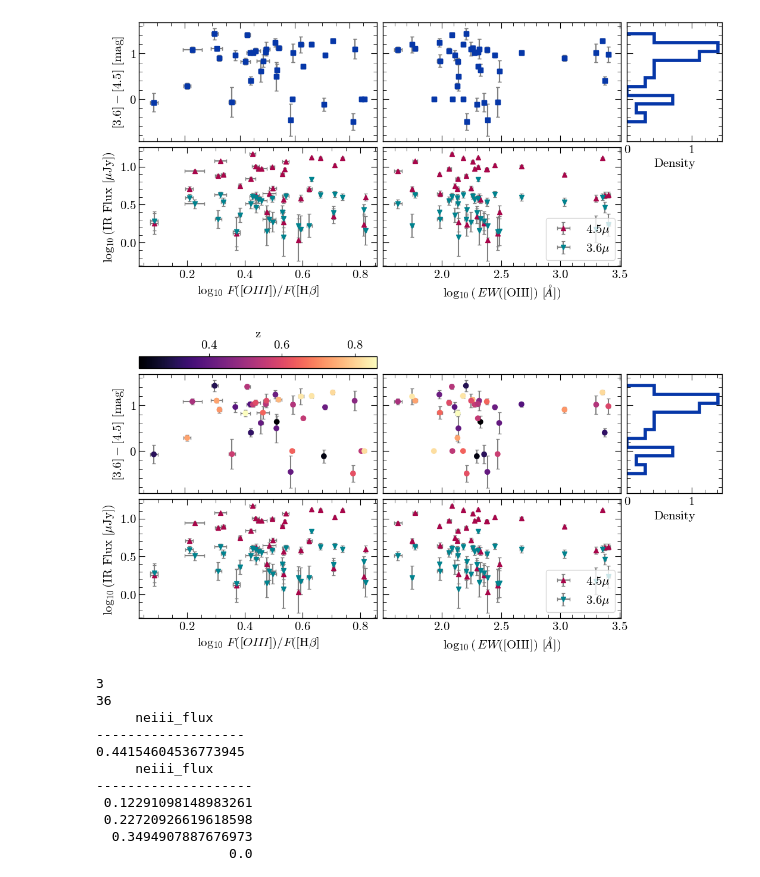
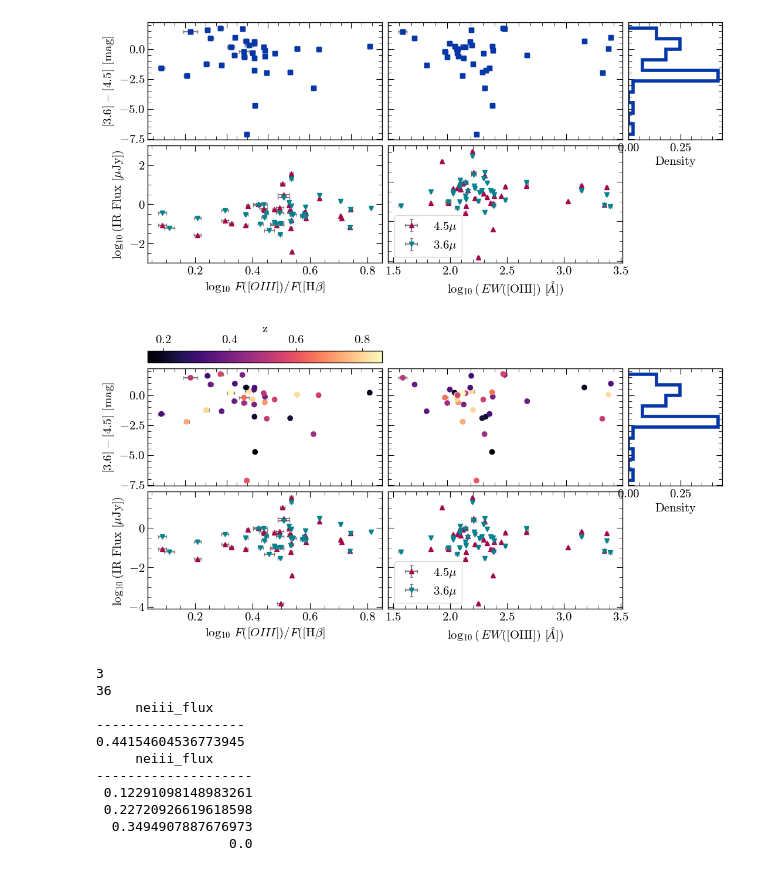
Before and after one commit to 0hardytom/eelgs, a Jupyter notebook: notebooks/xmas/catalogue_analysis/analysis2.ipynb, the cells around one changed output. Saved outputs shown, nothing was run; the diff lists cells and outputs as text; code cells hidden in the pictures.

Commit message:
more environment graphs

```diff
--- a/notebooks/xmas/catalogue_analysis/analysis2.ipynb
+++ b/notebooks/xmas/catalogue_analysis/analysis2.ipynb
@@ -125,7 +125,7 @@ lambda_keys = {
 'hei5876':  r'HeI $\lambda$5876',
 }
 
-test = ascii.read('allsources.csv')
+test = ascii.read('allsourcesNOSTACK.csv')
 tab = test[test['object_id']!= 'STACK']
 
 #### STATISTICAL FITTING CORRECTION
@@ -138,9 +138,13 @@ SNR_mask = ((tab['oiii5007_flux']/tab['oiii5007_flux_err'])>5)&((tab['oiii4959_f
 EW_mask = (tab['oiii5007_ew']>100)|(tab['hbeta_ew']>50)
 selection0 = tab[SNR_mask&EW_mask].copy()
 
-peas = ascii.read('photometry_results.csv')
+allelgs_ir = ascii.read('photometry_results.csv')
 common_ids_mask = np.isin(tab['object_id'], peas['object_id'])
 selection = tab[common_ids_mask]
+
+
+peas = allelgs_ir[np.isin(allelgs_ir['object_id'],selection0['object_id'])]
+selection = tab[np.isin(tab['object_id'],peas['object_id'])]
 # %%
 redshifts = selection['z']
 lum_dist_cm = cosmo.luminosity_distance(redshifts).to(u.cm).value
@@ -167,8 +171,8 @@ spit_est = peas['flux_Spitzer_I1_3.6']+peas['flux_Spitzer_I2_4.5']
 def get_log10err(tab, key):
     return 0.434*tab[key+'_err']/tab[key]
 
-def pnm(flux, a=0.01, b=0.2):
-    return np.sqrt(a * np.abs(1/flux)*50 + b**2)
+def pnm(flux, a=0.001, b=0.02):
+    return np.sqrt(a * np.abs(1/flux)*1 + b**2)
 
 def get_log10err2(val, err):
     """Calculates the error in log10 space."""
@@ -185,12 +189,17 @@ spitzer_lum_4_5_err = get_log10err2(peas['flux_Spitzer_I2_4.5'], spitzer_flux_er
 logspitzer_flux_err_4_5 = get_log10err2(peas['flux_Spitzer_I2_4.5'],spitzer_flux_err_4_5)
 logspitzer_flux_err_3_6 = get_log10err2(peas['flux_Spitzer_I1_3.6'],spitzer_flux_err_3_6)
 
+logspitzer_flux_err_4_5 = np.zeros_like(logspitzer_flux_err_4_5)
+logspitzer_flux_err_3_6 = np.zeros_like(logspitzer_flux_err_3_6)
+
 colordiff = -2.5*np.log10(spitzer_flux_3_6_cgs/spitzer_flux_4_5_cgs)
 frac = (spitzer_flux_3_6_cgs/spitzer_flux_4_5_cgs)
 fracerr = frac*np.sqrt(
     (spitzer_flux_err_3_6/peas['flux_Spitzer_I1_3.6'])**2+
     (spitzer_flux_err_4_5/peas['flux_Spitzer_I2_4.5'])**2)
 colordifferr = 0.482*fracerr/frac
+
+colordifferr = np.zeros_like(colordifferr)
 
 
 def get_R23(sel):
@@ -235,35 +244,37 @@ ax.errorbar(np.log10(selection['oiii5007_flux']/selection['hbeta_flux']),np.log1
              fmt='^', color="#a8064a", yerr=logspitzer_flux_err_4_5, ecolor='gray', capsize=2, label='4.5$\mu$')
 ax.errorbar(np.log10(selection['oiii5007_flux']/selection['hbeta_flux']),np.log10(peas['flux_Spitzer_I1_3.6']),xerr=get_log10err(selection, 'oiii5007_flux', ),label='3.6$\mu$',
              fmt='v', color="#00838f", yerr=logspitzer_flux_err_3_6, ecolor='gray', capsize=2)
 
 ax3.errorbar(np.log10(selection['oiii5007_ew']),np.log10(peas['flux_Spitzer_I2_4.5']), xerr=get_log10err(selection, 'oiii5007_flux'),
              fmt='^', color="#a8064a", yerr=logspitzer_flux_err_4_5, ecolor='gray', capsize=2, label='4.5$\mu$')
 ax3.errorbar(np.log10(selection['oiii5007_ew']),np.log10(peas['flux_Spitzer_I1_3.6']),xerr=get_log10err(selection, 'oiii5007_flux', ),label='3.6$\mu$',
              fmt='v', color="#00838f", yerr=logspitzer_flux_err_3_6, ecolor='gray', capsize=2)
 
 ax2.errorbar(np.log10(selection['oiii5007_flux']/selection['hbeta_flux']),colordiff, xerr=get_log10err(selection, 'oiii5007_flux'),
              fmt='s', color="#0637a8", yerr=colordifferr, ecolor='gray', capsize=2, label='4.5$\mu$')
 ax4.errorbar(np.log10(selection['oiii5007_ew']),colordiff, xerr=get_log10err(selection, 'oiii5007_flux'),
              fmt='s', color="#0637a8", yerr=colordifferr, ecolor='gray', capsize=2, label='4.5$\mu$')
 
 ax2.errorbar(np.log10(selection['oiii5007_flux']/selection['hbeta_flux']),colordiff, xerr=get_log10err(selection, 'oiii5007_flux'),
              fmt='s', color="#0637a8", yerr=colordifferr, ecolor='gray', capsize=2, label='4.5$\mu$')
 ax4.errorbar(np.log10(selection['oiii5007_ew']),colordiff, xerr=get_log10err(selection, 'oiii5007_flux'),
              fmt='s', color="#0637a8", yerr=colordifferr, ecolor='gray', capsize=2, label='4.5$\mu$')
 
 ax3.legend()
 
 ax5 = fig.add_axes((2.05,1.05,0.4,1), sharey=ax2)
 plt.setp(ax5.get_yticklabels(), visible=False)
 axes.append(ax5)
 
+ax.set_ylim(-3,3)
+
 ax5.hist(colordiff, orientation='horizontal', density=True, histtype='step', linewidth=4, color='#0637a8')
 ax5.set_xlabel('Density')
 
 pf.fix_plot(axes)
-fig.savefig(f'figs/iracNEW.png', dpi=600, bbox_inches='tight')
+fig.savefig(f'figs/iracfull.png', dpi=600, bbox_inches='tight')
 # %% [output]
-[figure, old version]
+[figure, new version]
 # %%
 coloringN = 'z'
 
@@ -333,7 +344,7 @@ ax5.set_xlabel('Density')
 pf.fix_plot(axes)
 fig.savefig(f'figs/iracNEW{coloringN}.png', dpi=600, bbox_inches='tight')
 # %% [output]
-[figure, old version]
+[figure, new version]
 # %%
 fig, ax = pf.create_plot((2.2,3))
 
```
Also changed, not shown: parts of 7 cells of this notebook, 3 other files.
